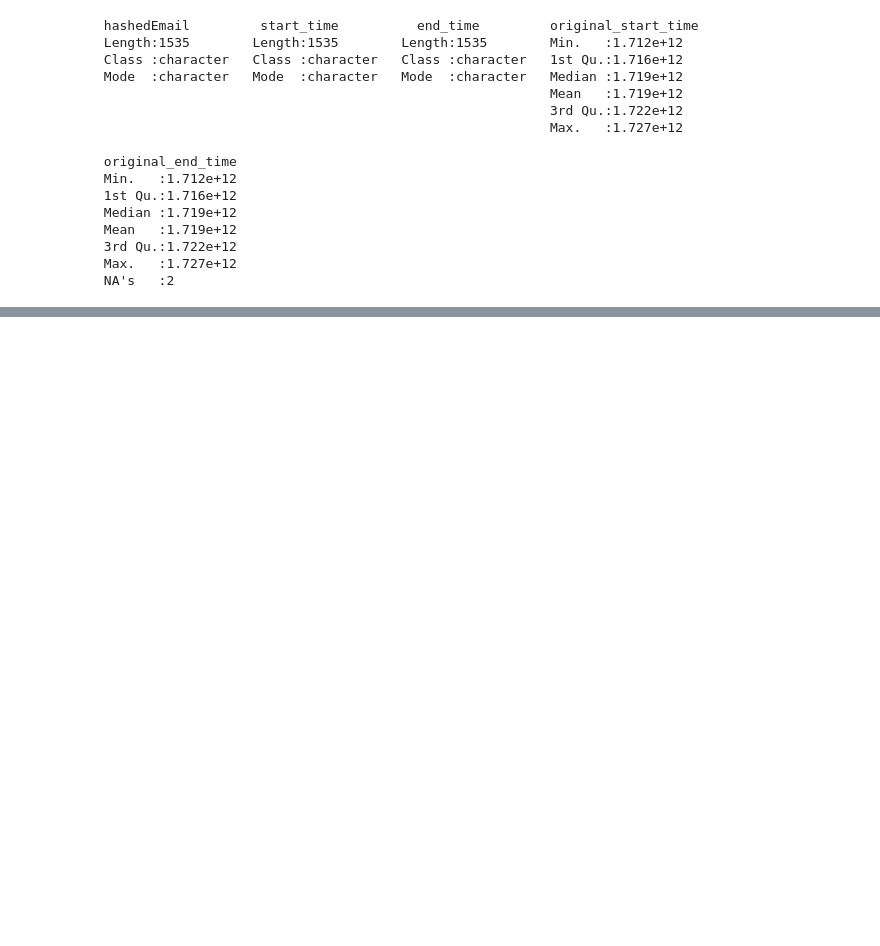
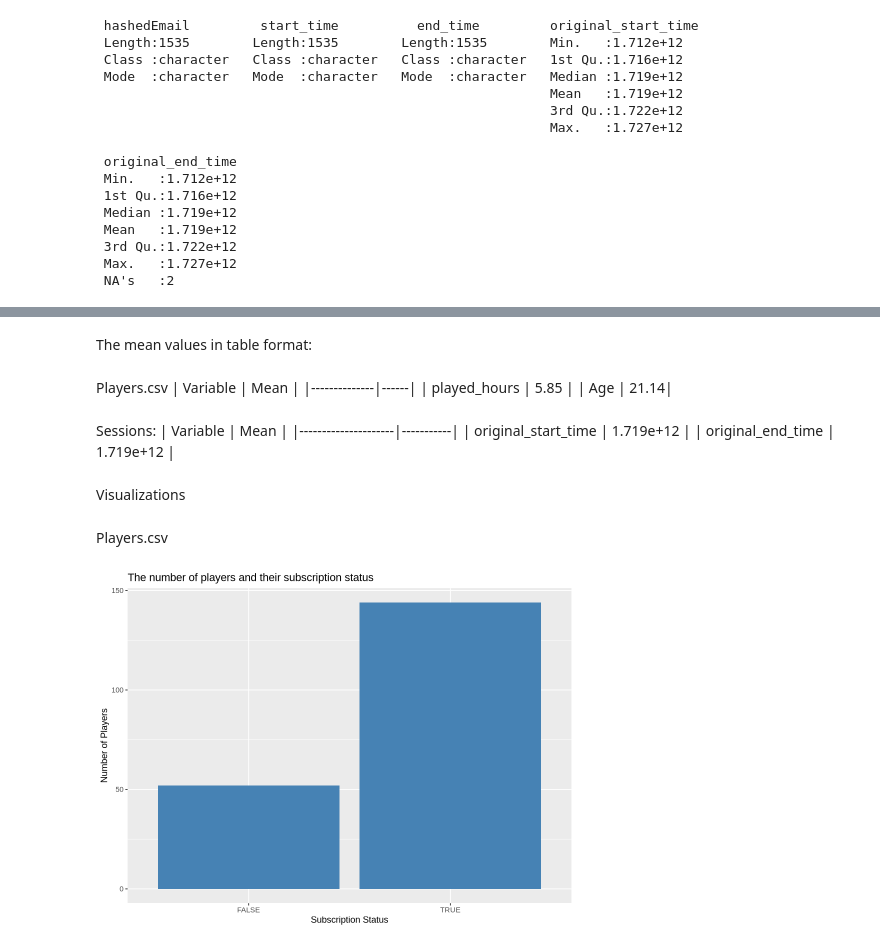
Before and after one commit to mika757/Data-Science-Project-Planning, a Jupyter notebook: Data_Science_Individual_Planning.ipynb, the cells around one changed output, grey strips where cells are left out. Drawn from its saved outputs; the diff is of its cells as text; code cells hidden in the pictures; blank space fills up the shorter version.

Commit message:
Added graph visualizations and tables

```diff
--- a/Data_Science_Individual_Planning.ipynb
+++ b/Data_Science_Individual_Planning.ipynb
@@ -114,0 +112,26 @@ summary(sessions)
+# %% [markdown]
+The mean values in table format:
+# %% [markdown]
+Players.csv
+| Variable     | Mean |
+|--------------|------|
+| played_hours | 5.85 |
+| Age          | 21.14|
+# %% [markdown]
+Sessions:
+| Variable            | Mean      |
+|---------------------|-----------|
+| original_start_time | 1.719e+12 |
+| original_end_time   | 1.719e+12 |
+# %% [markdown]
+Visualizations
+# %% [markdown]
+Players.csv
+# %%
+options(repr.plot.width = 8, repr.plot.height = 6)
+
+ggplot(players, aes(x= subscribe))+
+    geom_bar(fill = "steelblue")+
+    labs(title = "The number of players and their subscription status", x = "Subscription Status", y = "Number of Players")
+# %% [output]
+[figure, added]
```
Also changed, not shown: parts of 14 cells of this notebook.
